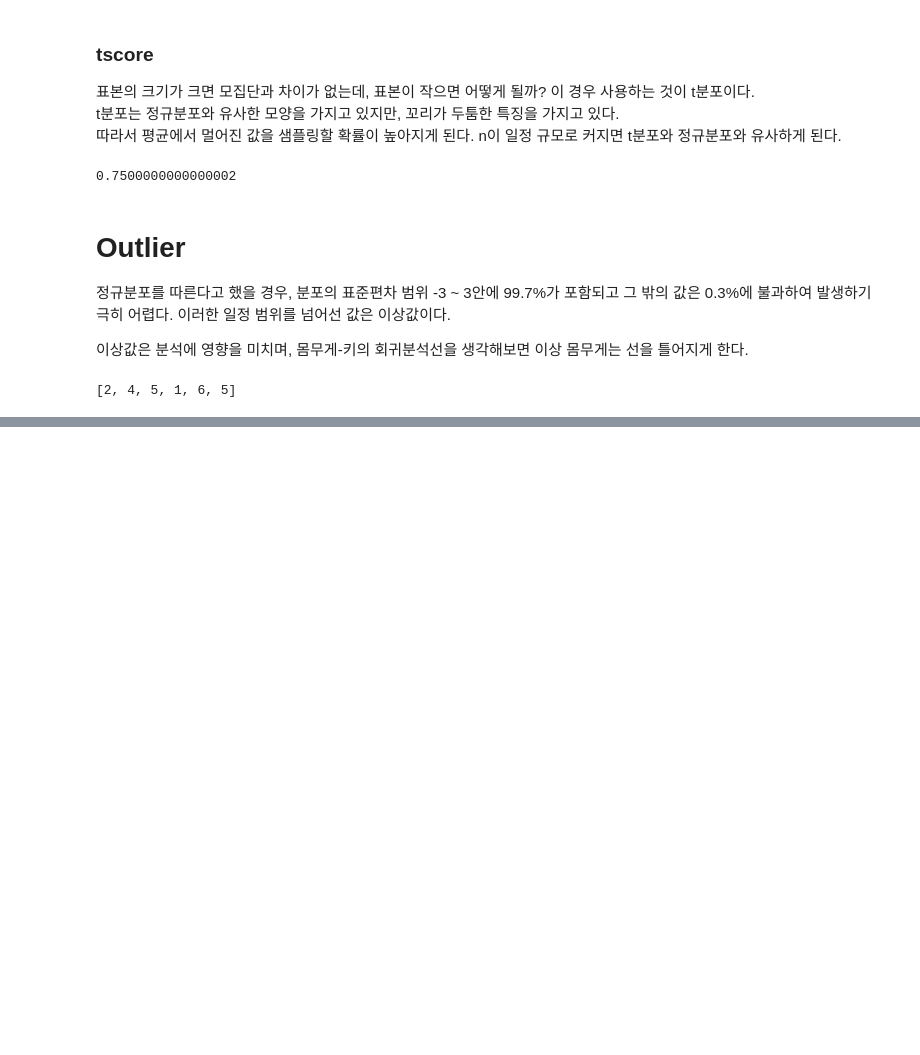
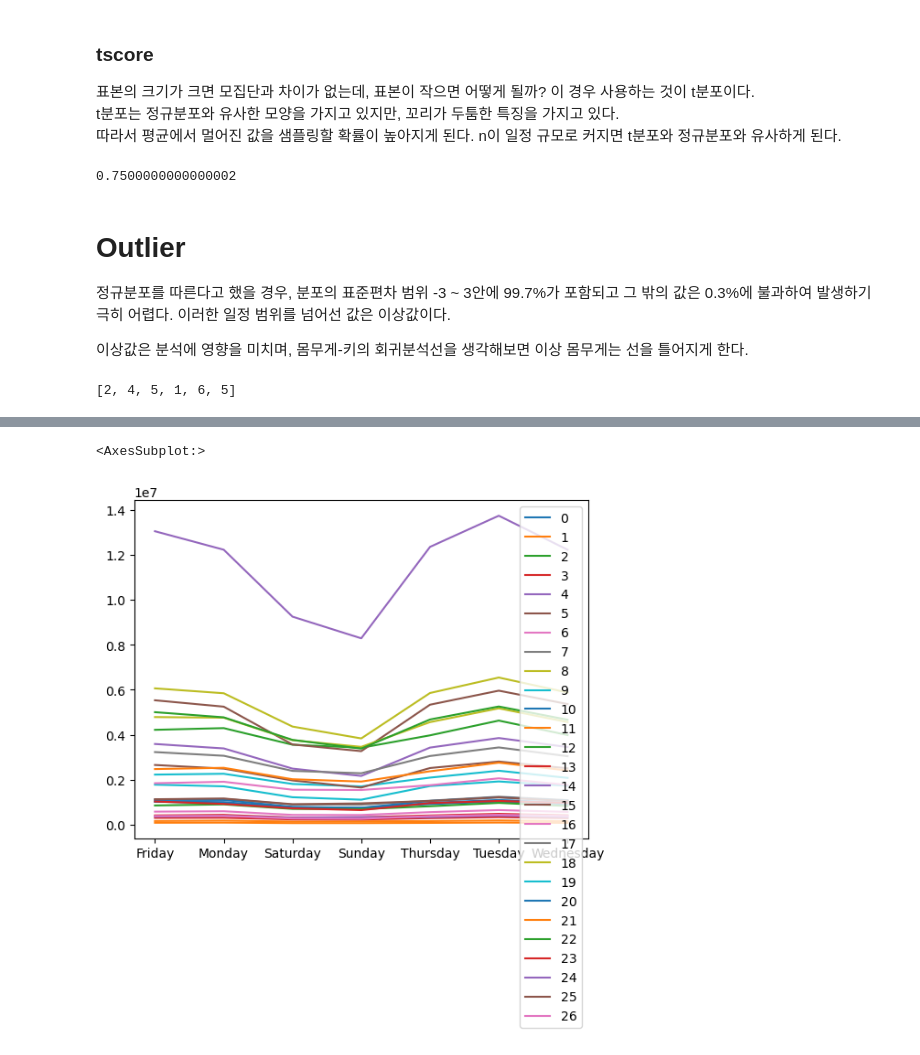
Before and after one commit to Jaehwi-So/LECTURE_Bigdata, a Jupyter notebook: 06_Statistics.ipynb, the cells around one changed output, grey strips where cells are left out. Drawn from its saved outputs; the diff is of its cells as text; code cells hidden in the pictures; blank space fills up the shorter version.

```diff
--- a/06_Statistics.ipynb
+++ b/06_Statistics.ipynb
@@ -395,0 +1013,4 @@ print (filtered_d)
+# %%
+_lineByDoW.reset_index(drop=True, inplace=True)
+
+_lineByDoW.head()
@@ -395,0 +1038,7 @@ print (filtered_d)
+# %%
+new = _lineByDoW.drop('line', axis=1).transpose()
+
+new.plot()
+# %% [output]
+<AxesSubplot:>
+[figure, added]
```
Also changed, not shown: parts of 130 cells of this notebook, 7 other files.
